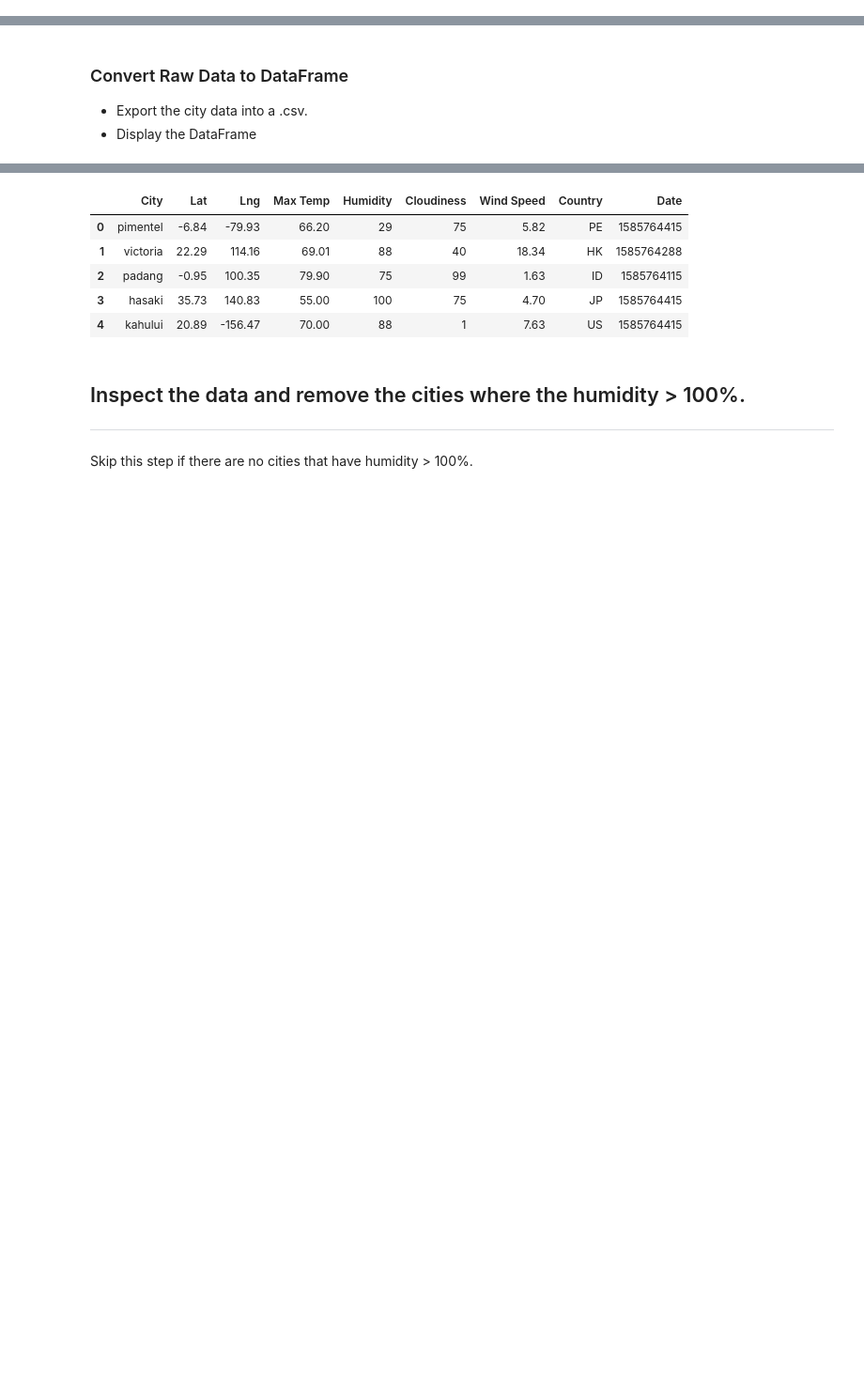
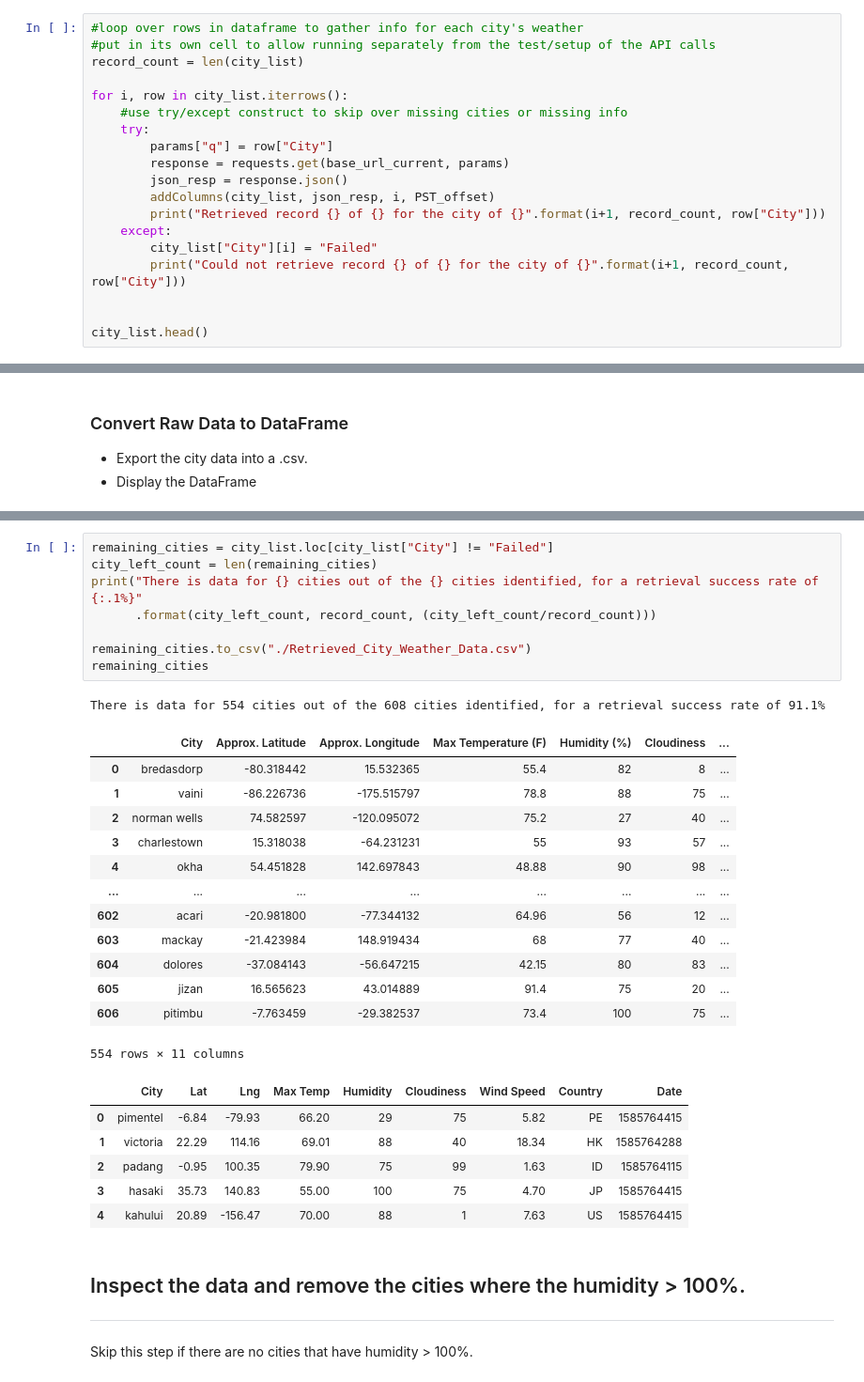
Before and after one commit to Gendo90/python-api-challenge, a Jupyter notebook: starter_code/WeatherPy.ipynb, the cells around one changed output, grey strips where cells are left out. Shown: that part at 94% size. Cells and saved outputs as stored; diff of their text form; blank space fills up the shorter version.

Commit message:
feat: Add helper function and retrieve weather data using the OpenWeatherMap API, then remove missing cities and save dataframe to csv ("Retrieved_City_Weather_Data.csv")

```diff
--- a/starter_code/WeatherPy.ipynb
+++ b/starter_code/WeatherPy.ipynb
@@ -153,0 +163,19 @@ See the caveats in the documentation: https://pandas.pydata.org/pandas-docs/stab
+# %%
+#loop over rows in dataframe to gather info for each city's weather
+#put in its own cell to allow running separately from the test/setup of the API calls
+record_count = len(city_list)
+
+for i, row in city_list.iterrows():
+    #use try/except construct to skip over missing cities or missing info
+    try:
+        params["q"] = row["City"]
+        response = requests.get(base_url_current, params)
+        json_resp = response.json()
+        addColumns(city_list, json_resp, i, PST_offset)
+        print("Retrieved record {} of {} for the city of {}".format(i+1, record_count, row["City"]))
+    except:
+        city_list["City"][i] = "Failed"
+        print("Could not retrieve record {} of {} for the city of {}".format(i+1, record_count, row["City"]))
+
+
+city_list.head()
@@ -170,3 +245,26 @@ dtype: int64
+# %%
+remaining_cities = city_list.loc[city_list["City"] != "Failed"]
+city_left_count = len(remaining_cities)
+print("There is data for {} cities out of the {} cities identified, for a retrieval success rate of {:.1%}"
+      .format(city_left_count, record_count, (city_left_count/record_count)))
+
+remaining_cities.to_csv("./Retrieved_City_Weather_Data.csv")
+remaining_cities
+# %% [output]
+There is data for 554 cities out of the 608 cities identified, for a retrieval success rate of 91.1%
+|  | City | Approx. Latitude | Approx. Longitude | Max Temperature (F) | Humidity (%) | Cloudiness | ... |
+| 0 | bredasdorp | -80.318442 | 15.532365 | 55.4 | 82 | 8 | ... |
+| 1 | vaini | -86.226736 | -175.515797 | 78.8 | 88 | 75 | ... |
+| 2 | norman wells | 74.582597 | -120.095072 | 75.2 | 27 | 40 | ... |
+| 3 | charlestown | 15.318038 | -64.231231 | 55 | 93 | 57 | ... |
+| 4 | okha | 54.451828 | 142.697843 | 48.88 | 90 | 98 | ... |
+| ... | ... | ... | ... | ... | ... | ... | ... |
+| 602 | acari | -20.981800 | -77.344132 | 64.96 | 56 | 12 | ... |
+| 603 | mackay | -21.423984 | 148.919434 | 68 | 77 | 40 | ... |
+| 604 | dolores | -37.084143 | -56.647215 | 42.15 | 80 | 83 | ... |
+| 605 | jizan | 16.565623 | 43.014889 | 91.4 | 75 | 20 | ... |
+| 606 | pitimbu | -7.763459 | -29.382537 | 73.4 | 100 | 75 | ... |
+554 rows × 11 columns
 # %%
 # %% [output]
 |  | City | Lat | Lng | Max Temp | Humidity | Cloudiness | Wind Speed | Country | Date |
```
Also changed, not shown: parts of 4 cells of this notebook, 2 other files.
